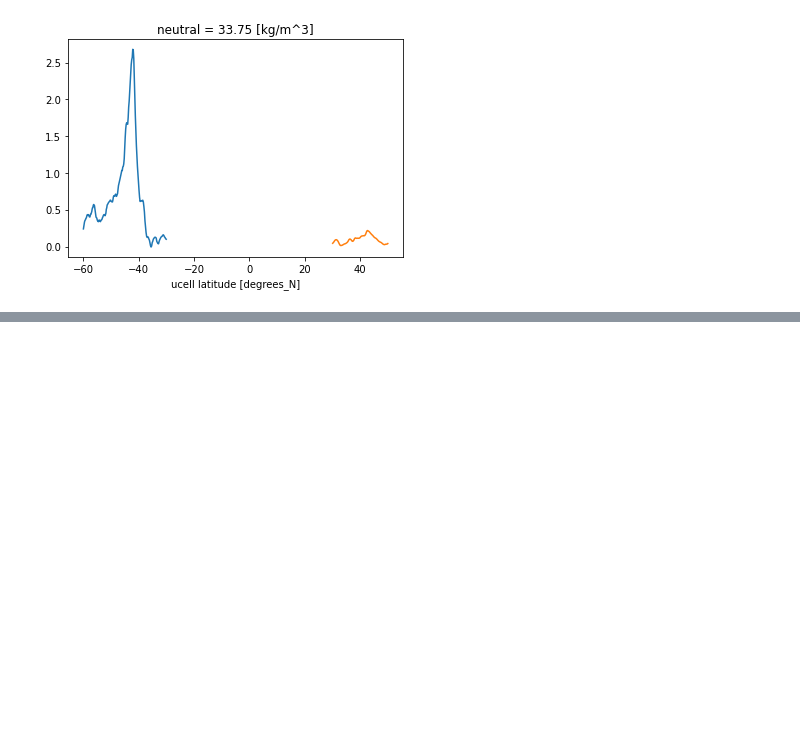
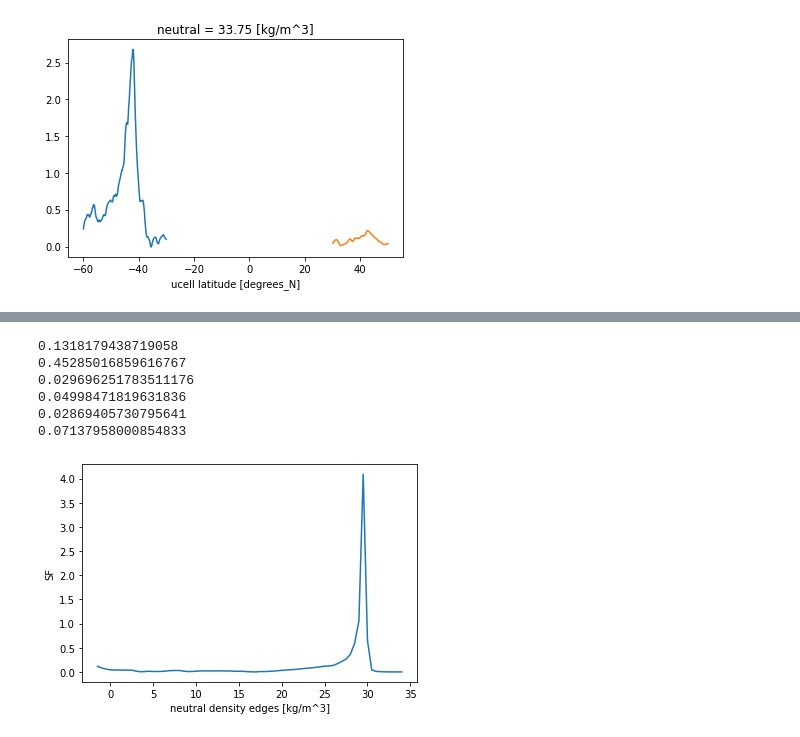
Before and after one commit to claireyung/Eddy_Diathermal_Code, a Jupyter notebook: Some_regional_numbers.ipynb, the cells around one changed output, grey strips where cells are left out. Cells and saved outputs as stored; diff of their text form; code cells hidden in the pictures; blank space fills up the shorter version.

```diff
--- a/Some_regional_numbers.ipynb
+++ b/Some_regional_numbers.ipynb
@@ -340,0 +377,16 @@ print((Hf_midlatN/Hf_totN).mean().values)
+# %%
+(np.abs(SF_DHT - SF_DHT_mean_tot - SF_DHT_ac)/np.abs(SF_DHT)).where(np.abs(SF_DHT) > 0.001).plot()
+print((np.abs(SF_DHT - SF_DHT_mean_tot - SF_DHT_ac)/np.abs(SF_DHT)).where(np.abs(SF_DHT) > 0.001).mean().values)
+print((np.abs(SF_DHT_ac)/np.abs(SF_DHT)).where(np.abs(SF_DHT) > 0.001).mean().values)
+print((np.abs(SF_DHT_lt)/np.abs(SF_DHT)).where(np.abs(SF_DHT) > 0.001).mean().values)
+print((np.abs(SF_DHT_TIWs)/np.abs(SF_DHT)).where(np.abs(SF_DHT) > 0.001).mean().values)
+print((np.abs(SF_DHT_storm)/np.abs(SF_DHT)).where(np.abs(SF_DHT) > 0.001).mean().values)
+print((np.abs(SF_DHT_diurnal)/np.abs(SF_DHT)).where(np.abs(SF_DHT) > 0.001).mean().values)
+# %% [output]
+0.1318179438719058
+0.45285016859616767
+0.029696251783511176
+0.04998471819631836
+0.02869405730795641
+0.07137958000854833
+[figure, added]
```
Also changed, not shown: parts of 9 cells of this notebook.
